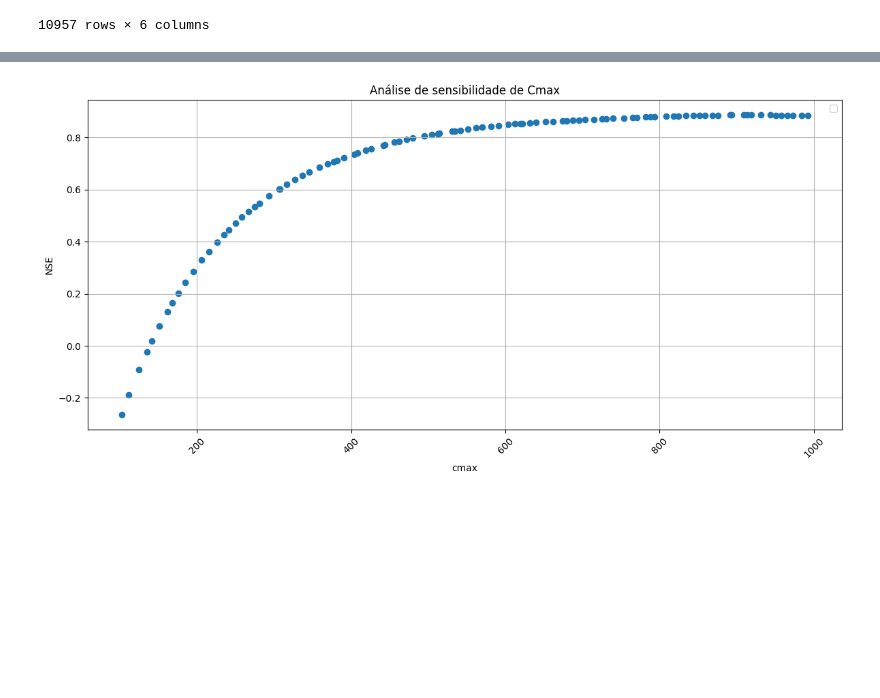
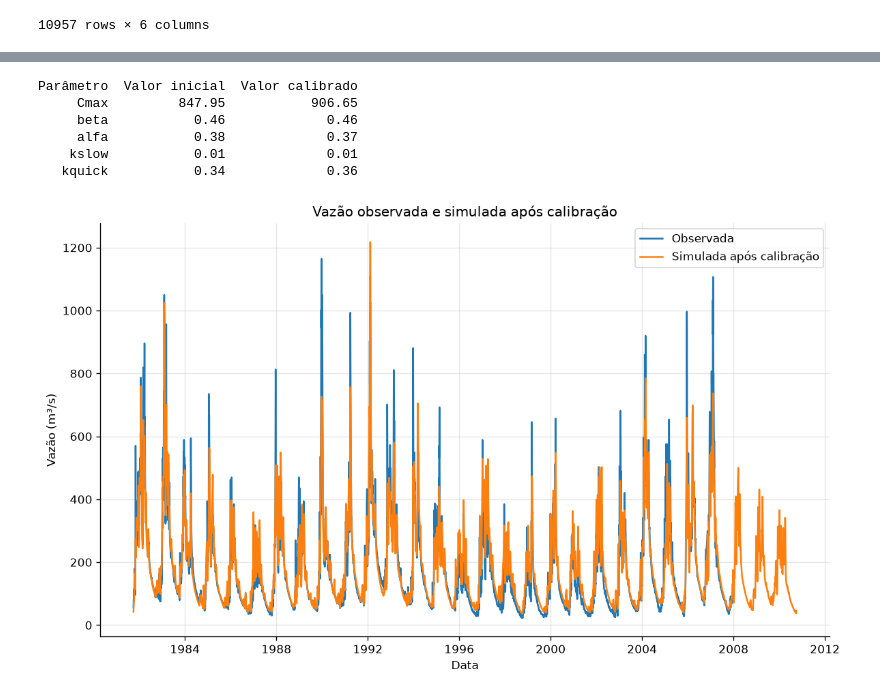
Before and after one commit to hydrologywatersecurity/livro-python-hidrologia, a Jupyter notebook: Notebooks/Tema 9 - Modelos Hidrológicos.ipynb, the cells around one changed output, grey strips where cells are left out. Drawn from its saved outputs; the diff is of its cells as text; code cells hidden in the pictures; blank space fills up the shorter version.

```diff
--- a/Notebooks/Tema 9 - Modelos Hidrológicos.ipynb
+++ b/Notebooks/Tema 9 - Modelos Hidrológicos.ipynb
@@ -425,4 +444,19 @@ print(len(observed_q),len(e),len(data),len(p))
 # %%
-calibrate_model(observed_q = observed_q,
-                data = data,e = e,p = p, area = area,initial_guess=param)
+param_calibrados = calibrate_model(
+    observed_q=observed_q,
+    data=data,
+    e=e,
+    p=p,
+    area=area,
+    initial_guess=param,
+)
+
+resultados_calibrados = hymod(
+    data, param_calibrados, area, 86400, e, p, warmup=365
+)
+q_observada_teste = observed_q.iloc[365:].to_numpy()
+metricas_calibradas = calculate_performance_metrics(
+    q_observada_teste, resultados_calibrados['streamflow']
+)
+pd.Series(metricas_calibradas, name='Modelo calibrado')
 # %% [output]
@@ -447,13 +468,31 @@ ValueError: operands could not be broadcast together with shapes (10957,) (10592
-# %%
-plt.figure(figsize=(12, 6))
-plt.scatter(output_df['cmax'], output_df['NSE'])
-plt.xlabel('cmax')
-plt.ylabel('NSE')
-plt.title('Análise de sensibilidade de Cmax')
-plt.legend()
-plt.grid(True)
-plt.xticks(rotation=45)
-plt.tight_layout()
-plt.show()
-# %% [output]
-[figure, removed]
+# %%
+comparacao_calibrada = pd.DataFrame({
+    'data': np.asarray(resultados_calibrados['data']),
+    'observada': q_observada_teste,
+    'simulada': resultados_calibrados['streamflow'],
+})
+
+parametros_calibrados = pd.DataFrame({
+    'Parâmetro': ['Cmax', 'beta', 'alfa', 'kslow', 'kquick'],
+    'Valor inicial': param,
+    'Valor calibrado': param_calibrados,
+})
+print(parametros_calibrados.to_string(index=False))
+
+fig, ax = plt.subplots(figsize=(10, 6))
+ax.plot(comparacao_calibrada['data'], comparacao_calibrada['observada'], label='Observada')
+ax.plot(comparacao_calibrada['data'], comparacao_calibrada['simulada'], label='Simulada após calibração')
+ax.set_xlabel('Data')
+ax.set_ylabel('Vazão (m³/s)')
+ax.set_title('Vazão observada e simulada após calibração')
+ax.legend()
+fig.tight_layout()
+plt.show()
+# %% [output]
+Parâmetro  Valor inicial  Valor calibrado
+     Cmax         847.95           906.65
+     beta           0.46             0.46
+     alfa           0.38             0.37
+    kslow           0.01             0.01
+   kquick           0.34             0.36
+[figure, added]
```
Also changed, not shown: parts of 21 cells of this notebook, 10 other files.
